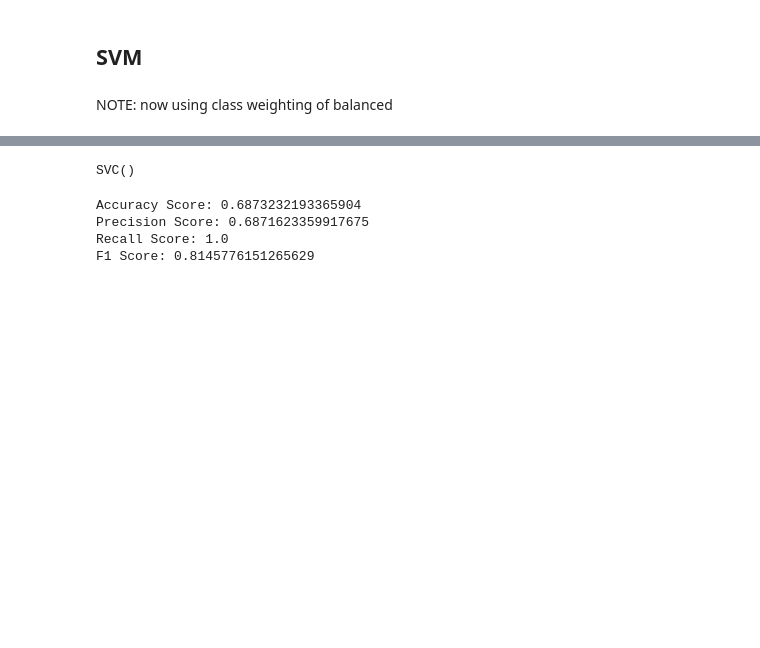
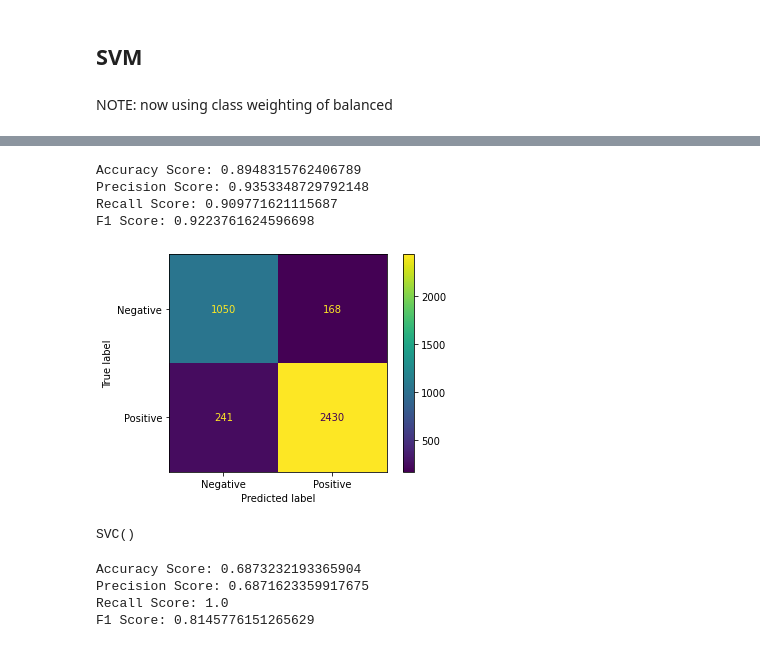
Before and after one commit to RandumbPurson/ratemyprof-sentiment, a Jupyter notebook: svm_model.ipynb, the cells around one changed output, grey strips where cells are left out. Saved outputs shown, nothing was run; the diff lists cells and outputs as text; code cells hidden in the pictures; blank space fills up the shorter version.

```diff
--- a/svm_model.ipynb
+++ b/svm_model.ipynb
@@ -213,3 +285,11 @@ F1 Score: 0.9118287373004355
+# %%
+experiment(X_train_tfidf, y_train, X_test_tfidf, y_test)
+# %% [output]
+Accuracy Score: 0.8948315762406789
+Precision Score: 0.9353348729792148
+Recall Score: 0.909771621115687
+F1 Score: 0.9223761624596698
+[figure, added]
 # %%
 svc = SVC()
 # %%
```
Also changed, not shown: parts of 17 cells of this notebook.
